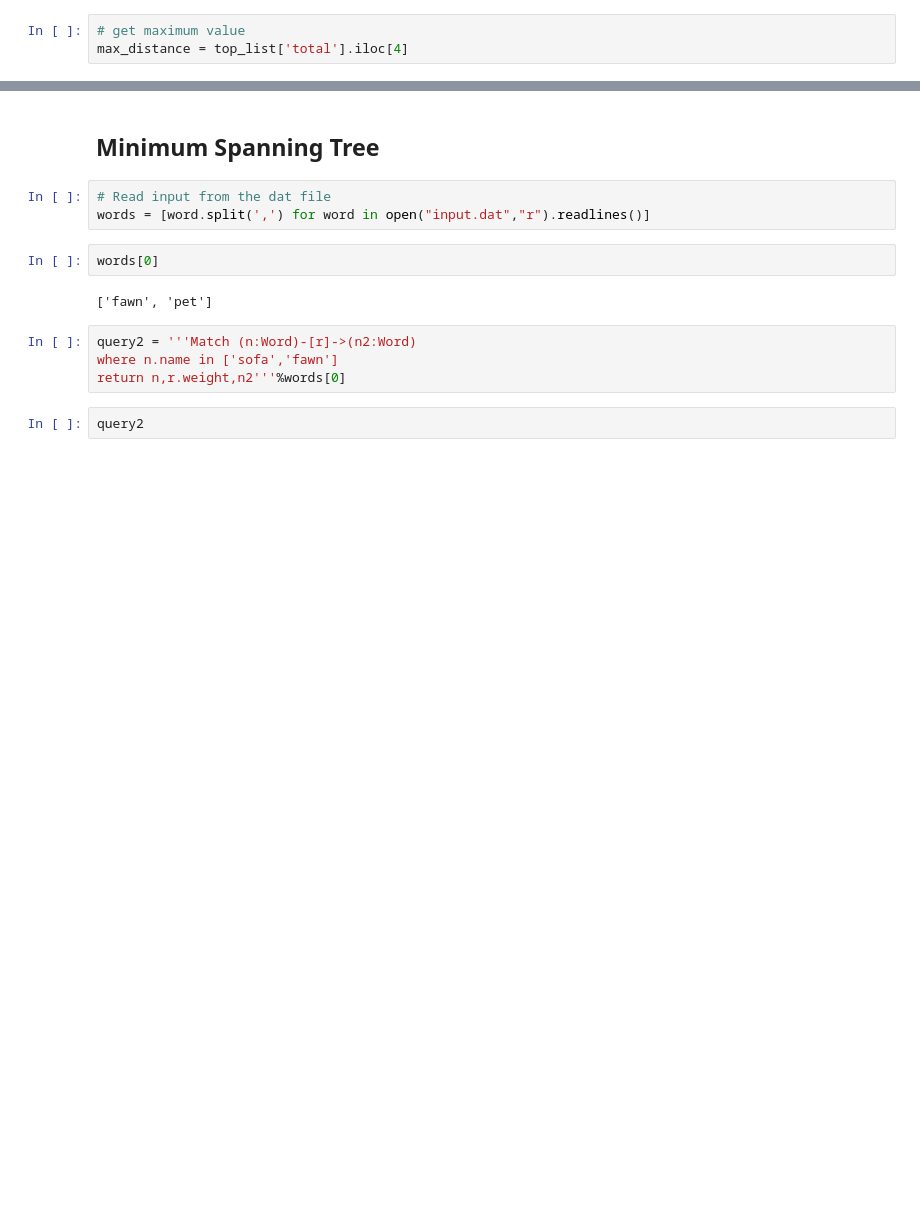
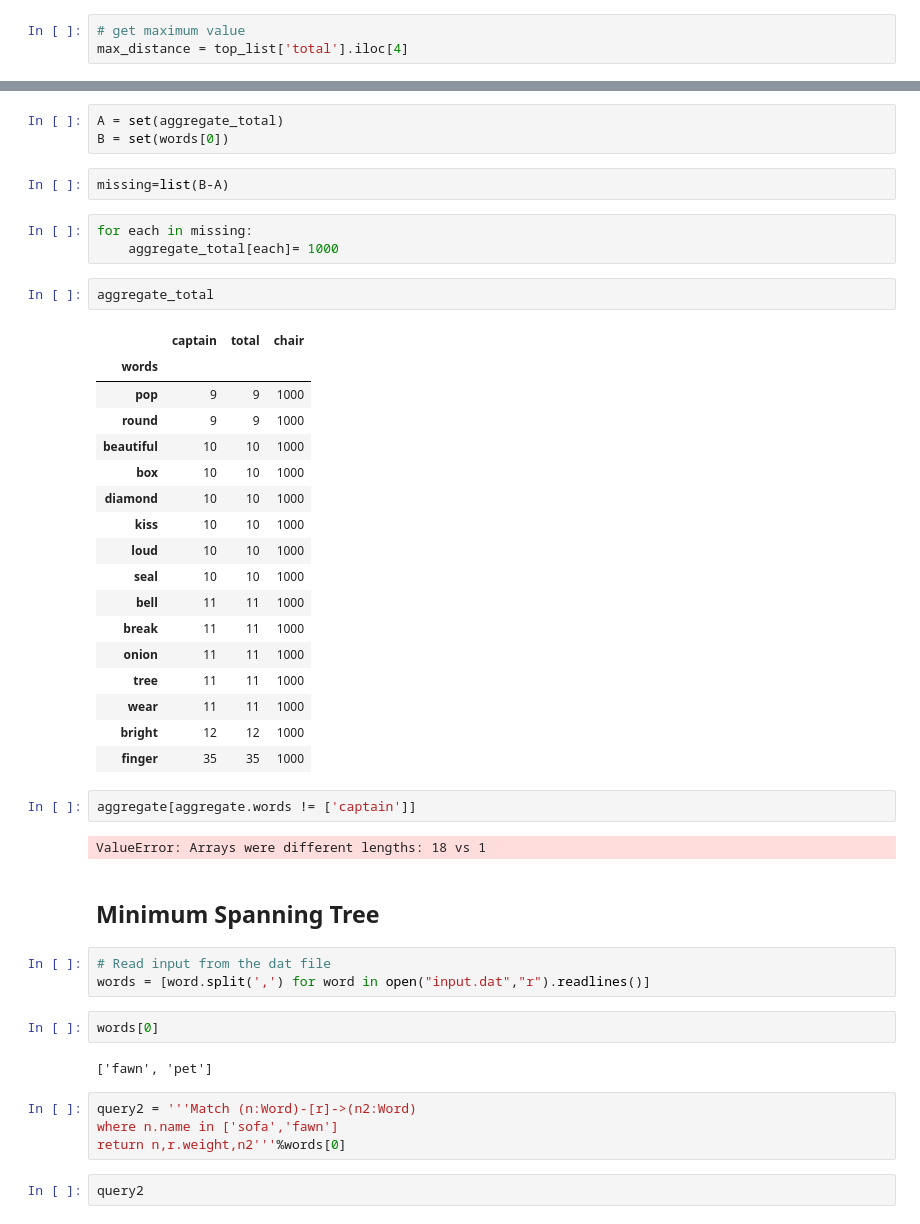
Before and after one commit to concept-inversion/Knowledge_graph, a Jupyter notebook: Knowledge graph.ipynb, the cells around one changed output, grey strips where cells are left out. Saved outputs shown, nothing was run; the diff lists cells and outputs as text; blank space fills up the shorter version.

```diff
--- a/Knowledge graph.ipynb
+++ b/Knowledge graph.ipynb
@@ -128,3 +172,35 @@ Name: shake, dtype: float64
+# %%
+A = set(aggregate_total)
+B = set(words[0])
+# %%
+missing=list(B-A)
+# %%
+for each in missing:
+    aggregate_total[each]= 1000
+# %%
+aggregate_total
+# %% [output]
+|  | captain | total | chair |
+| words |  |  |  |
+| pop | 9 | 9 | 1000 |
+| round | 9 | 9 | 1000 |
+| beautiful | 10 | 10 | 1000 |
+| box | 10 | 10 | 1000 |
+| diamond | 10 | 10 | 1000 |
+| kiss | 10 | 10 | 1000 |
+| loud | 10 | 10 | 1000 |
+| seal | 10 | 10 | 1000 |
+| bell | 11 | 11 | 1000 |
+| break | 11 | 11 | 1000 |
+| onion | 11 | 11 | 1000 |
+| tree | 11 | 11 | 1000 |
+| wear | 11 | 11 | 1000 |
+| bright | 12 | 12 | 1000 |
+| finger | 35 | 35 | 1000 |
+# %%
+aggregate[aggregate.words != ['captain']]
+# %% [output]
+ValueError: Arrays were different lengths: 18 vs 1
 # %% [markdown]
 ## Minimum Spanning Tree
 # %%
```
Also changed, not shown: parts of 7 cells of this notebook, 1 other file.
